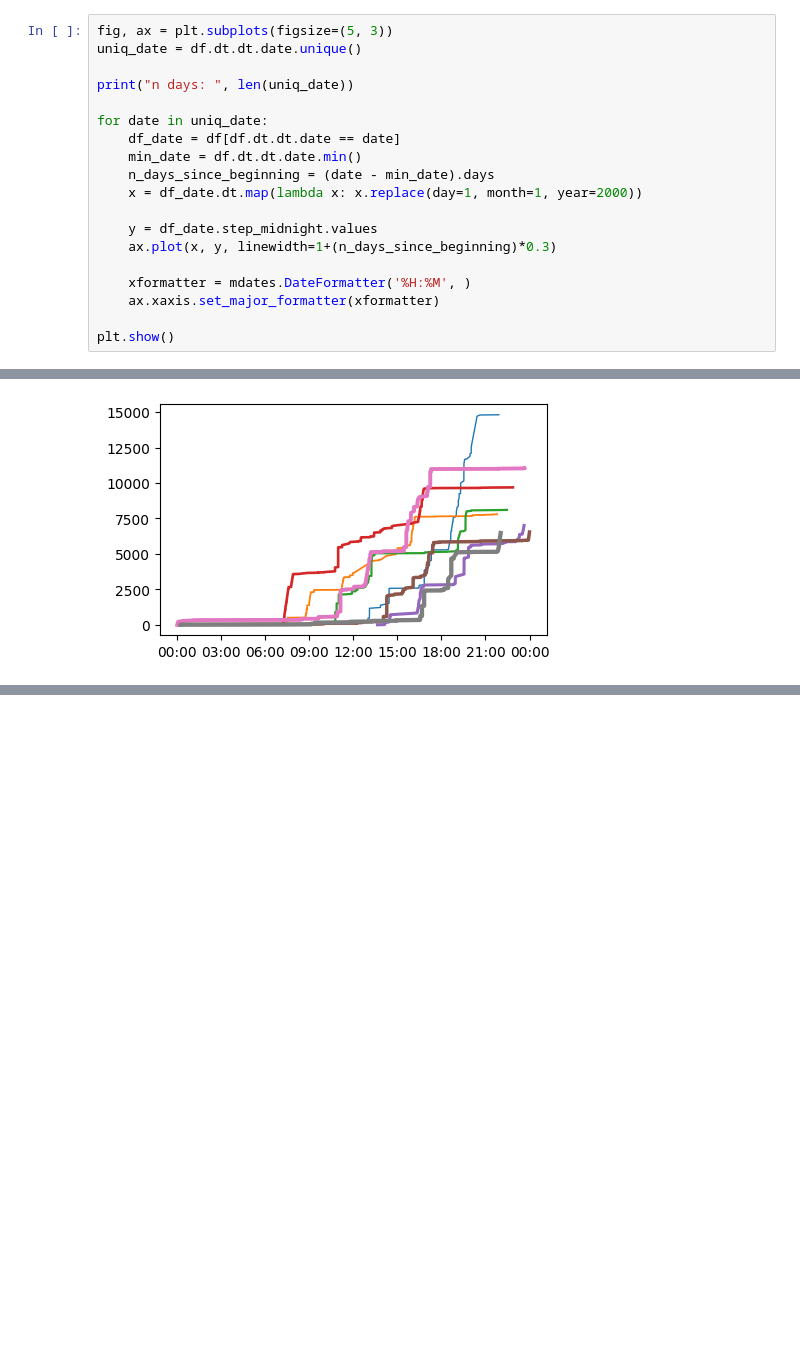
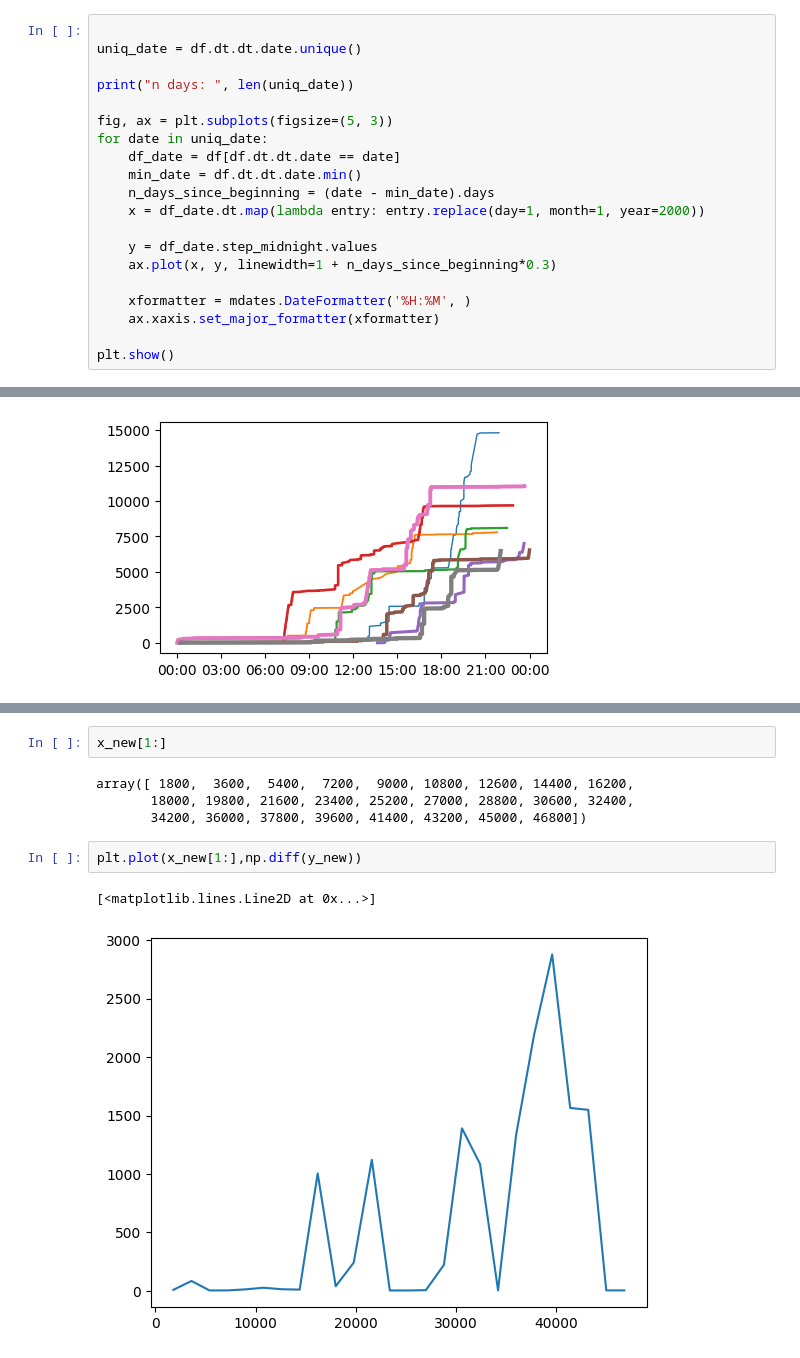
Before and after one commit to AurelienNioche/MAppServer, a Jupyter notebook: data_analysis/data_analysis.ipynb, the cells around one changed output, grey strips where cells are left out. Drawn from its saved outputs; the diff is of its cells as text; blank space fills up the shorter version.

```diff
--- a/data_analysis/data_analysis.ipynb
+++ b/data_analysis/data_analysis.ipynb
@@ -25,17 +27,18 @@ from datetime import datetime
 # %%
-fig, ax = plt.subplots(figsize=(5, 3))
+
 uniq_date = df.dt.dt.date.unique()
 
 print("n days: ", len(uniq_date))
 
+fig, ax = plt.subplots(figsize=(5, 3))
 for date in uniq_date:
     df_date = df[df.dt.dt.date == date]
     min_date = df.dt.dt.date.min()
     n_days_since_beginning = (date - min_date).days
-    x = df_date.dt.map(lambda x: x.replace(day=1, month=1, year=2000))
+    x = df_date.dt.map(lambda entry: entry.replace(day=1, month=1, year=2000))
 
     y = df_date.step_midnight.values
-    ax.plot(x, y, linewidth=1+(n_days_since_beginning)*0.3)
+    ax.plot(x, y, linewidth=1 + n_days_since_beginning*0.3)
 
     xformatter = mdates.DateFormatter('%H:%M', )
     ax.xaxis.set_major_formatter(xformatter)
@@ -50,0 +180,11 @@ AttributeError: 'DataFrameGroupBy' object has no attribute 'data'
+# %%
+x_new[1:]
+# %% [output]
+array([ 1800,  3600,  5400,  7200,  9000, 10800, 12600, 14400, 16200,
+       18000, 19800, 21600, 23400, 25200, 27000, 28800, 30600, 32400,
+       34200, 36000, 37800, 39600, 41400, 43200, 45000, 46800])
+# %%
+plt.plot(x_new[1:],np.diff(y_new))
+# %% [output]
+[<matplotlib.lines.Line2D at 0x...>]
+[figure, added]
```
Also changed, not shown: parts of 31 cells of this notebook.
